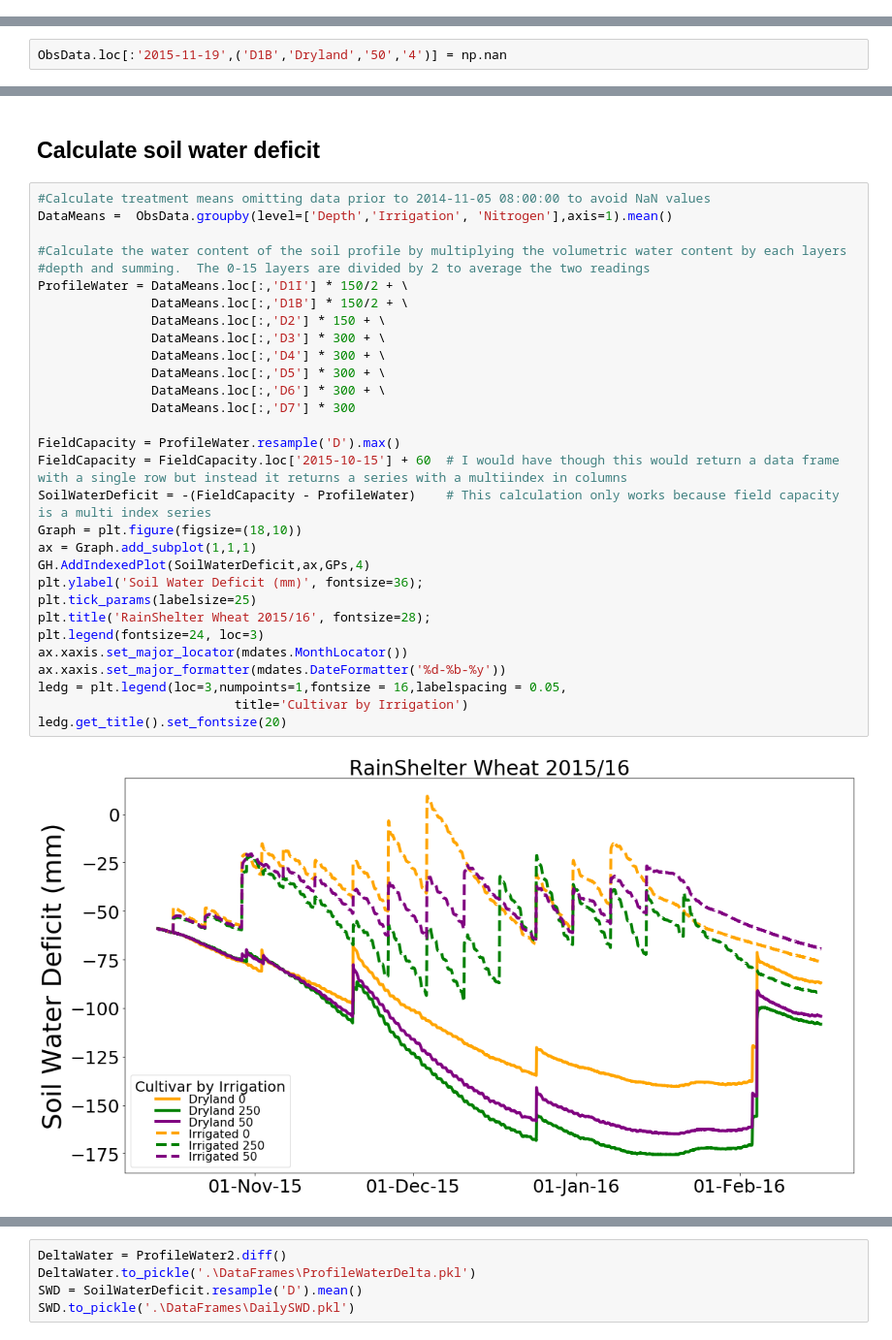
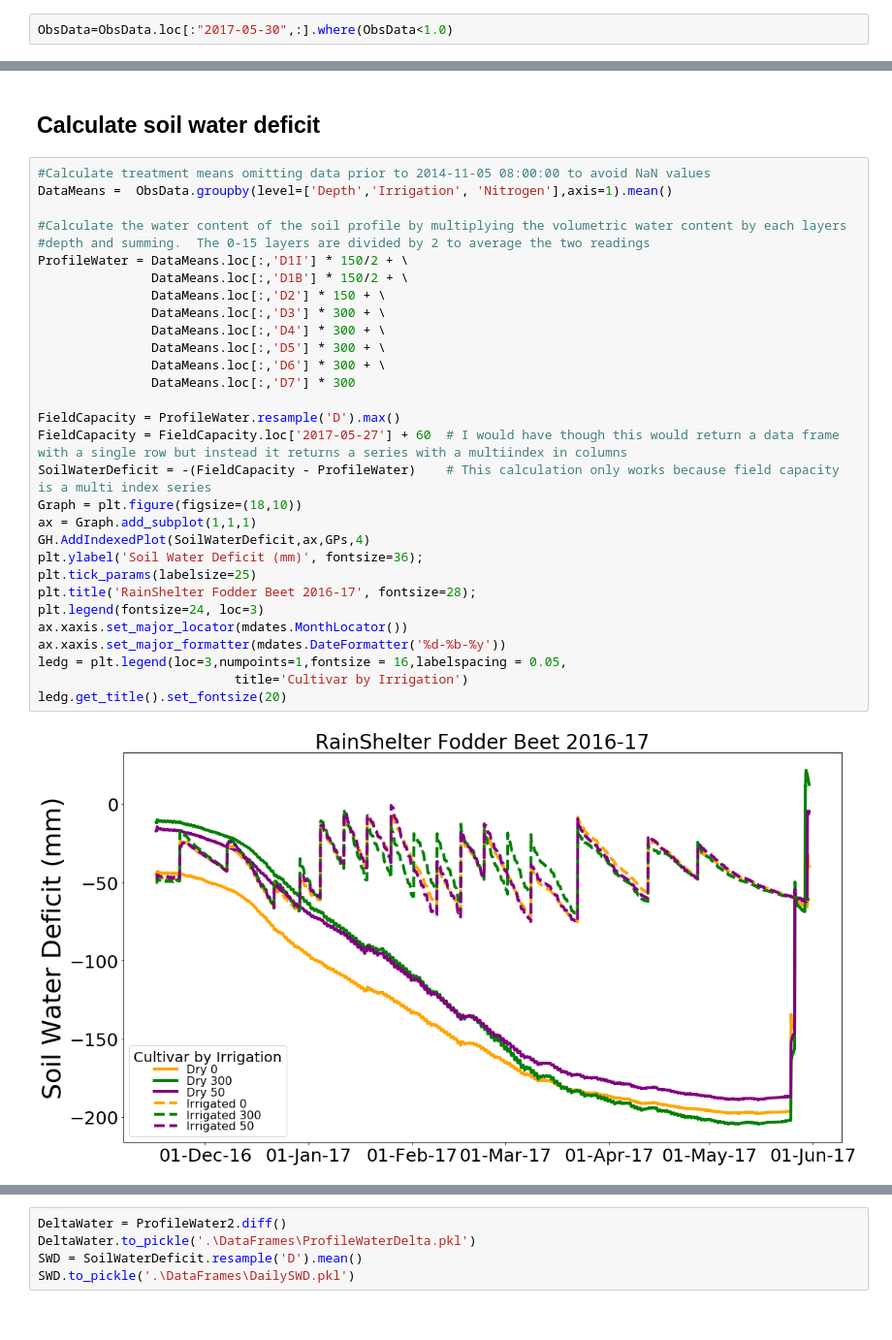
Before and after one commit to HamishBrownPFR/CropWaterAnalysis, a Jupyter notebook: FodderBeat/SoilWaterAnalysis.ipynb, the cells around one changed output, grey strips where cells are left out. Shown at 97% size. Saved outputs shown, nothing was run; the diff lists cells and outputs as text.

```diff
--- a/FodderBeat/SoilWaterAnalysis.ipynb
+++ b/FodderBeat/SoilWaterAnalysis.ipynb
@@ -52,4 +52,6 @@ Irrigated 0    --  orange  0.45   ^   white
           50   --  purple  0.45   ^   white
+# %%
+ObsData=ObsData.loc[:"2017-05-30",:].where(ObsData<1.0)
 # %%
 Graph = plt.figure(figsize=(18,60))
 pos = 1
@@ -88,2 +66,0 @@ Set the dodgy data to nan
-# %%
-ObsData.loc[:'2015-11-19',('D1B','Dryland','50','4')] = np.nan
@@ -97,35 +69,35 @@ ObsData.loc[:,('D1B','Dryland','50')].plot()
 # %%
 #Calculate treatment means omitting data prior to 2014-11-05 08:00:00 to avoid NaN values
 DataMeans =  ObsData.groupby(level=['Depth','Irrigation', 'Nitrogen'],axis=1).mean()
 
 #Calculate the water content of the soil profile by multiplying the volumetric water content by each layers
 #depth and summing.  The 0-15 layers are divided by 2 to average the two readings
 ProfileWater = DataMeans.loc[:,'D1I'] * 150/2 + \
                DataMeans.loc[:,'D1B'] * 150/2 + \
                DataMeans.loc[:,'D2'] * 150 + \
                DataMeans.loc[:,'D3'] * 300 + \
                DataMeans.loc[:,'D4'] * 300 + \
                DataMeans.loc[:,'D5'] * 300 + \
                DataMeans.loc[:,'D6'] * 300 + \
                DataMeans.loc[:,'D7'] * 300
 
 FieldCapacity = ProfileWater.resample('D').max()
-FieldCapacity = FieldCapacity.loc['2015-10-15'] + 60  # I would have though this would return a data frame with a single row but instead it returns a series with a multiindex in columns
+FieldCapacity = FieldCapacity.loc['2017-05-27'] + 60  # I would have though this would return a data frame with a single row but instead it returns a series with a multiindex in columns
 SoilWaterDeficit = -(FieldCapacity - ProfileWater)    # This calculation only works because field capacity is a multi index series
 Graph = plt.figure(figsize=(18,10))
 ax = Graph.add_subplot(1,1,1)
 GH.AddIndexedPlot(SoilWaterDeficit,ax,GPs,4)
 plt.ylabel('Soil Water Deficit (mm)', fontsize=36);
 plt.tick_params(labelsize=25)
-plt.title('RainShelter Wheat 2015/16', fontsize=28);
+plt.title('RainShelter Fodder Beet 2016-17', fontsize=28);
 plt.legend(fontsize=24, loc=3)
 ax.xaxis.set_major_locator(mdates.MonthLocator())
 ax.xaxis.set_major_formatter(mdates.DateFormatter('%d-%b-%y'))
 ledg = plt.legend(loc=3,numpoints=1,fontsize = 16,labelspacing = 0.05,
                           title='Cultivar by Irrigation')
 ledg.get_title().set_fontsize(20)
 # %% [output]
-[figure, old version]
+[figure, new version]
 # %%
 Graph = plt.figure(figsize=(18,10))
 ax = Graph.add_subplot(1,1,1)
```
Also changed, not shown: parts of 12 cells of this notebook, 1 other file.
